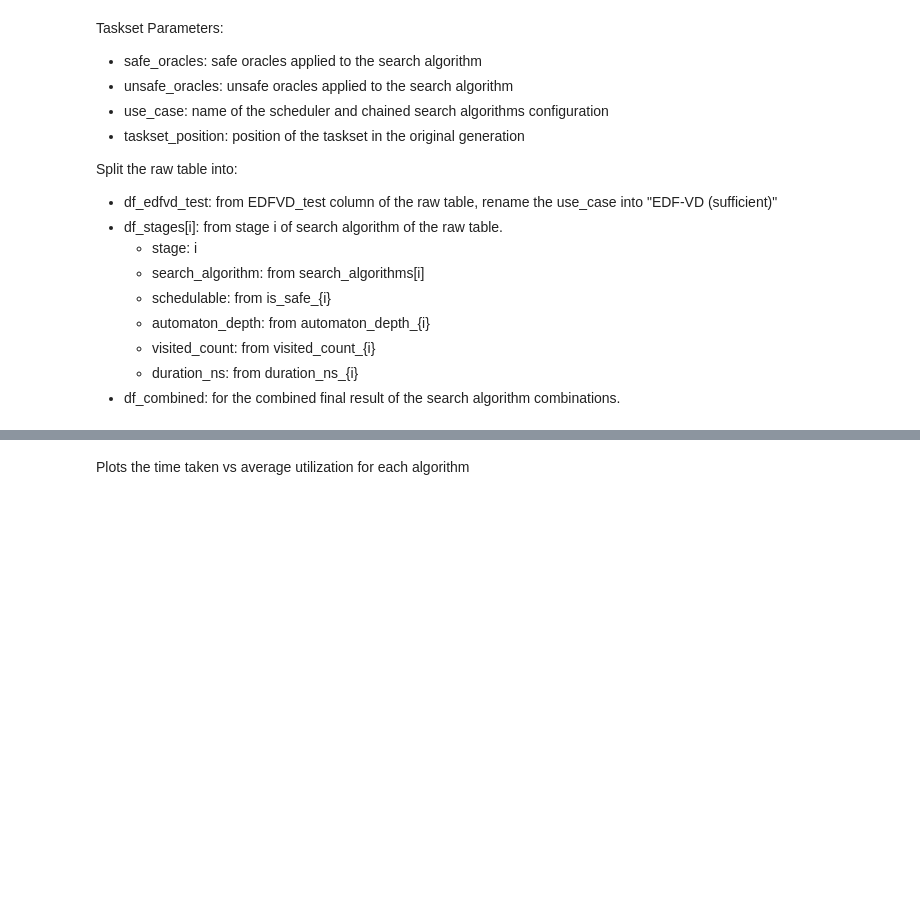
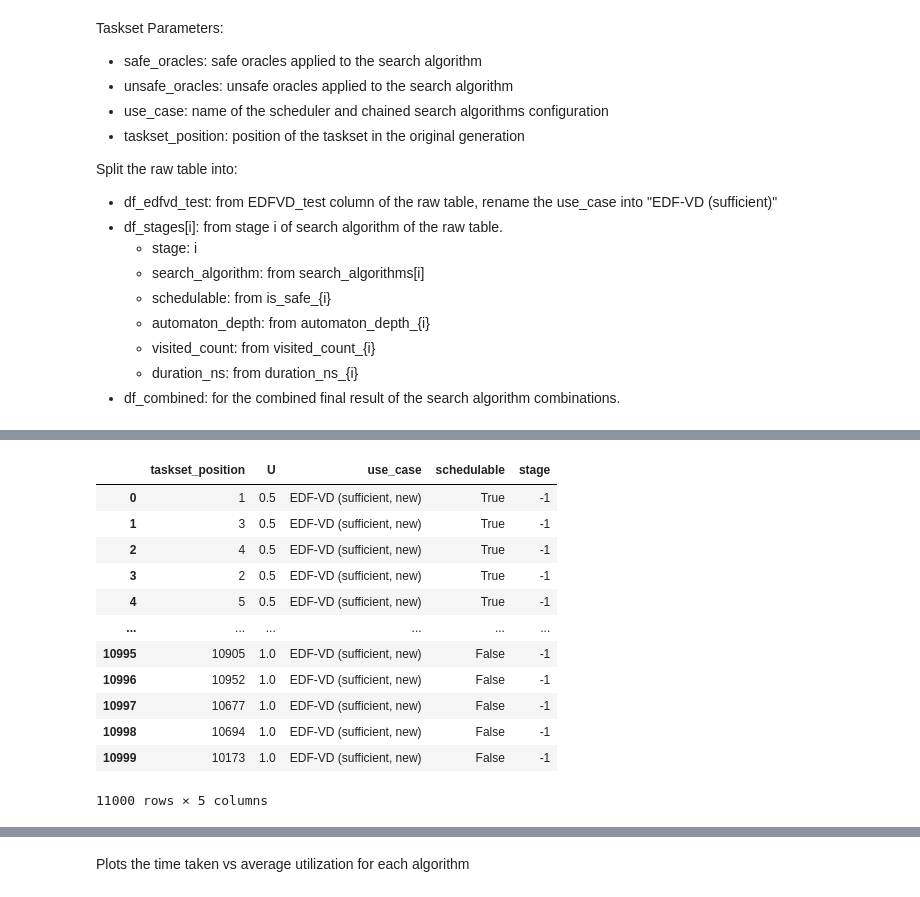
Before and after one commit to Jordan-Sun/mixed-criticality-graph-xp, a Jupyter notebook: notebooks/charts-rtss.ipynb, the cells around one changed output, grey strips where cells are left out. Saved outputs shown, nothing was run; the diff lists cells and outputs as text; code cells hidden in the pictures; blank space fills up the shorter version.

```diff
--- a/notebooks/charts-rtss.ipynb
+++ b/notebooks/charts-rtss.ipynb
@@ -384,0 +385,25 @@ df_edfvd_test
+# %%
+# new EDF-VD test
+df_edfvd_test_new = df_sch[["taskset_position", "EDFVD_test_new", "U"]]
+df_edfvd_test_new = df_edfvd_test_new.rename(columns={"EDFVD_test_new": "EDF-VD (sufficient, new)"})
+df_edfvd_test_new["EDF-VD (sufficient, new)"] = df_edfvd_test_new["EDF-VD (sufficient, new)"].astype(bool)
+df_edfvd_test_new = df_edfvd_test_new.melt(
+    id_vars=["taskset_position", "U"], var_name="use_case", value_name="schedulable"
+)
+df_edfvd_test_new["stage"] = -1
+
+df_edfvd_test_new
+# %% [output]
+|  | taskset_position | U | use_case | schedulable | stage |
+| 0 | 1 | 0.5 | EDF-VD (sufficient, new) | True | -1 |
+| 1 | 3 | 0.5 | EDF-VD (sufficient, new) | True | -1 |
+| 2 | 4 | 0.5 | EDF-VD (sufficient, new) | True | -1 |
+| 3 | 2 | 0.5 | EDF-VD (sufficient, new) | True | -1 |
+| 4 | 5 | 0.5 | EDF-VD (sufficient, new) | True | -1 |
+| ... | ... | ... | ... | ... | ... |
+| 10995 | 10905 | 1.0 | EDF-VD (sufficient, new) | False | -1 |
+| 10996 | 10952 | 1.0 | EDF-VD (sufficient, new) | False | -1 |
+| 10997 | 10677 | 1.0 | EDF-VD (sufficient, new) | False | -1 |
+| 10998 | 10694 | 1.0 | EDF-VD (sufficient, new) | False | -1 |
+| 10999 | 10173 | 1.0 | EDF-VD (sufficient, new) | False | -1 |
+11000 rows × 5 columns
```
Also changed, not shown: parts of 11 cells of this notebook, 13 other files.
